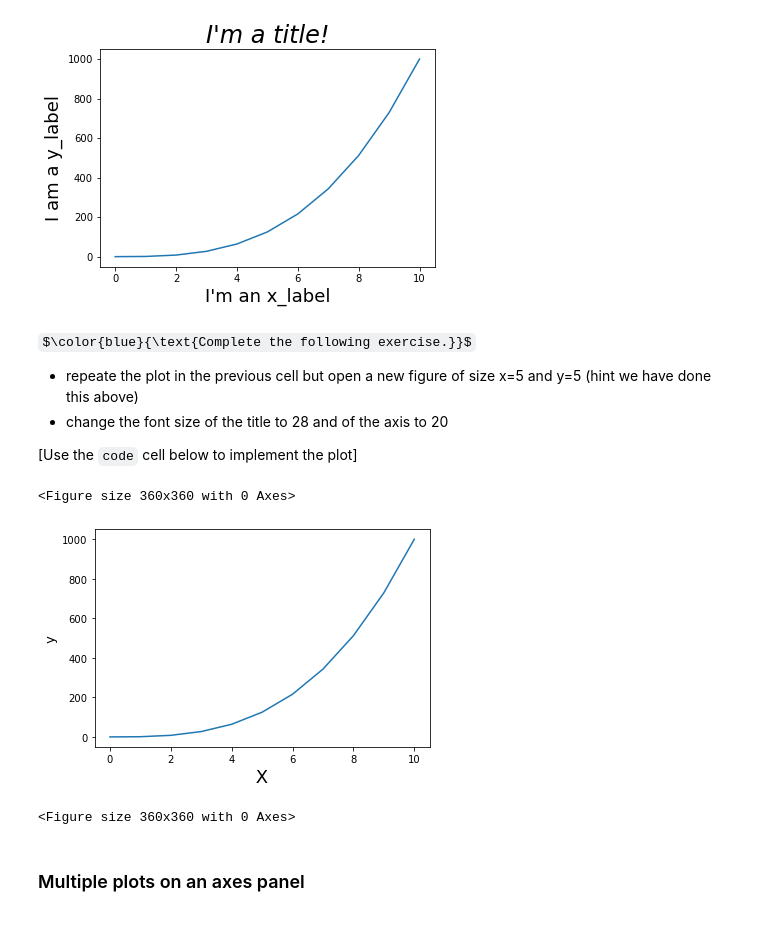
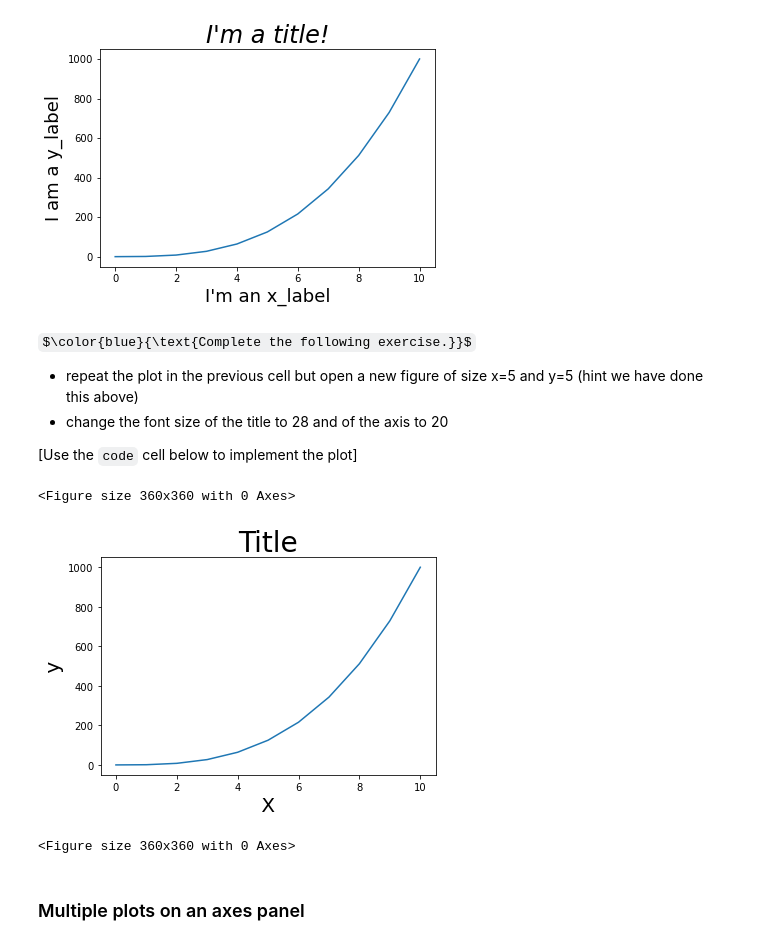
Before and after one commit to sanyakotian/PythonTutorials, a Jupyter notebook: tutorial012-Plotting-Matplotlib-Introduction.ipynb, the cells around one changed output. Drawn from its saved outputs; the diff is of its cells as text; code cells hidden in the pictures; some formulas as TeX source.

```diff
--- a/tutorial012-Plotting-Matplotlib-Introduction.ipynb
+++ b/tutorial012-Plotting-Matplotlib-Introduction.ipynb
@@ -223,20 +237,21 @@ plt.title('I\'m a title!', fontsize = 24, fontstyle = 'italic');
 # %% [markdown]
 $\color{blue}{\text{Complete the following exercise.}}$
 
-  - repeate the plot in the previous cell but open a new figure of size x=5 and y=5 (hint we have done this above)
+  - repeat the plot in the previous cell but open a new figure of size x=5 and y=5 (hint we have done this above)
   - change the font size of the title to 28 and of the axis to 20
 
   [Use the `code` cell below to implement the plot]
 # %%
 my_x_vals = [0, 1, 2, 3, 4, 5, 6, 7, 8, 9, 10]
 my_y_vals = [0, 1, 8, 27, 64, 125, 216, 343, 512, 729, 1000]
 plt.plot (my_x_vals, my_y_vals) # always plot the data first and then add in the labels for the axes
-plt.xlabel(' X ', fontsize = 18)
-plt.ylabel(' y ', fontsize = 13)
+plt.xlabel(' X ', fontsize = 20)
+plt.ylabel(' y ', fontsize = 20)
+plt.title ('Title', fontsize = 28)
 plt.figure(figsize = (5, 5))
 # %% [output]
 <Figure size 360x360 with 0 Axes>
-[figure, old version]
+[figure, new version]
 <Figure size 360x360 with 0 Axes>
 # %% [markdown]
 ### Multiple plots on an axes panel
```
Also changed, not shown: parts of 10 cells of this notebook, 3 other files.
